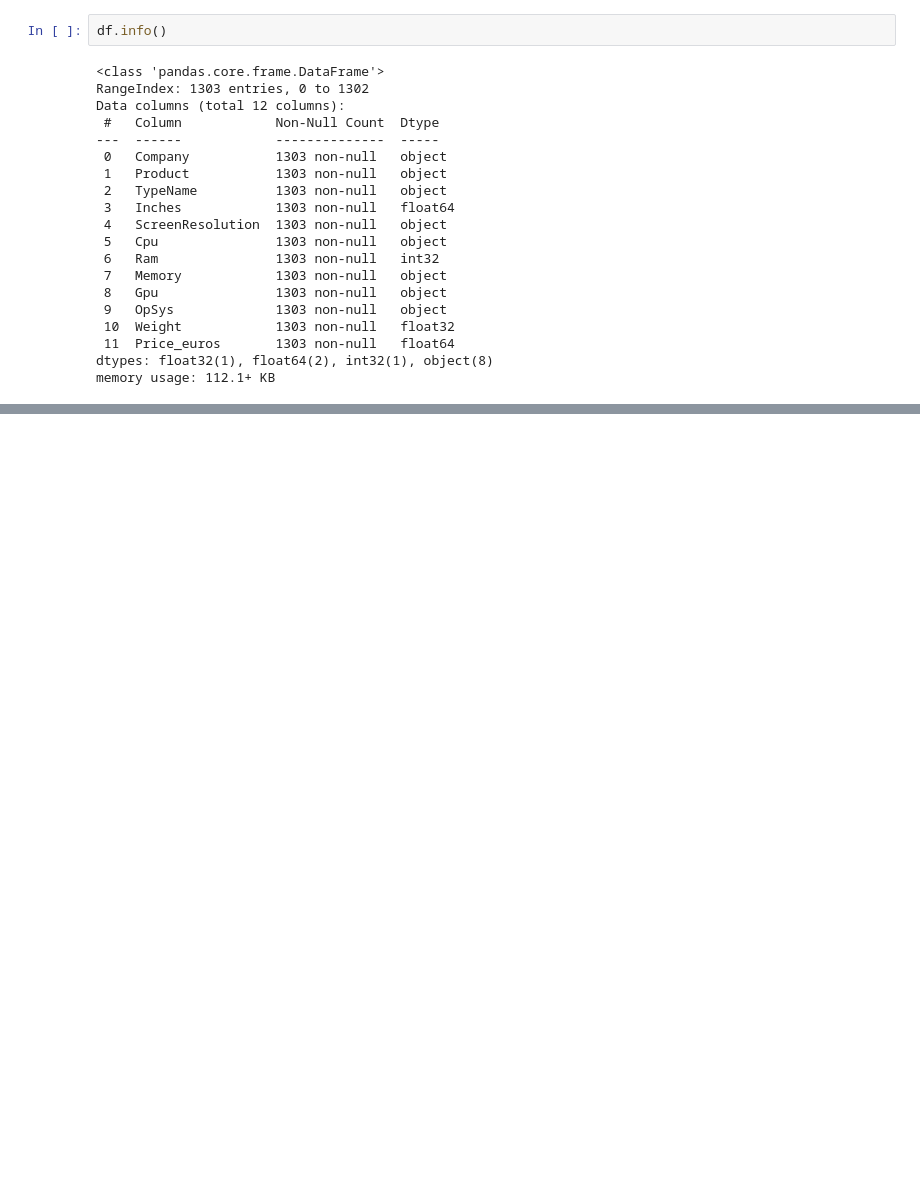
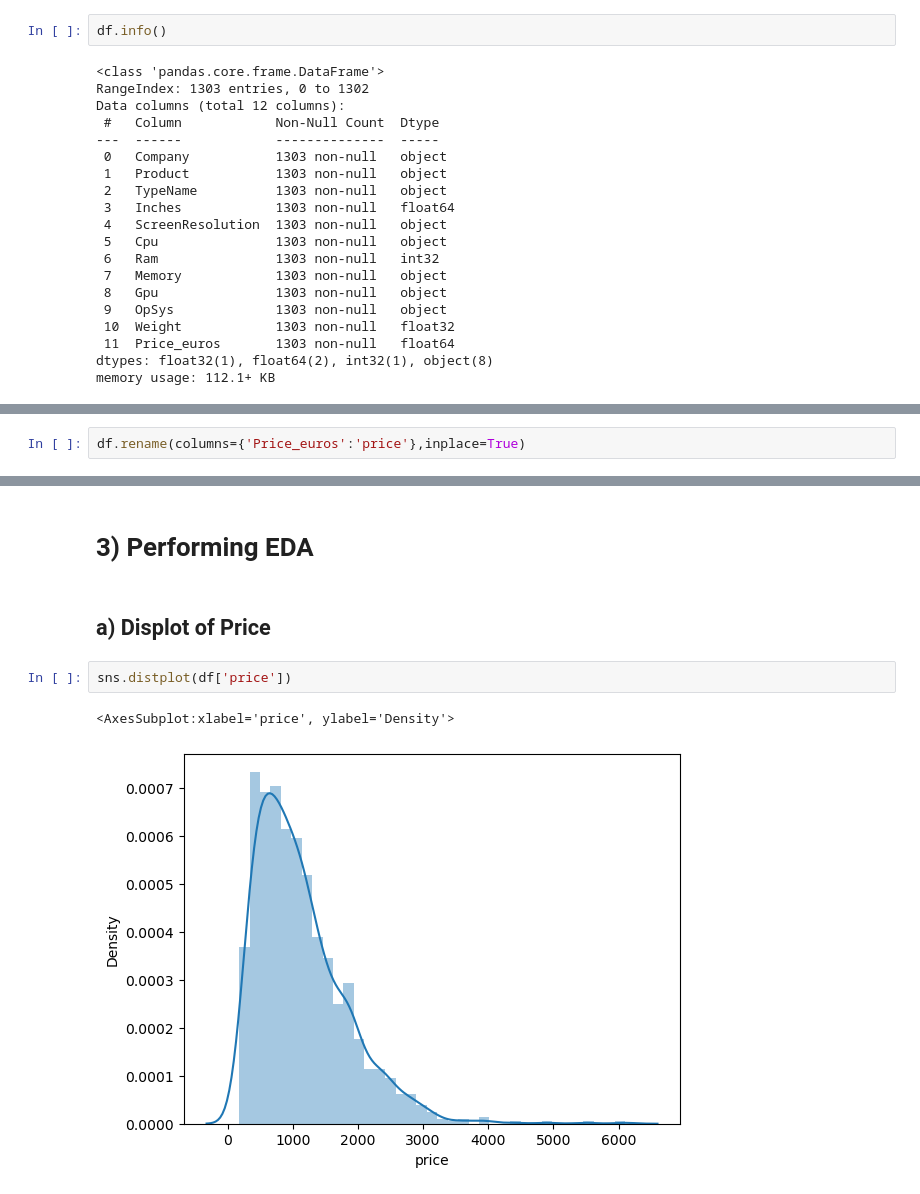
Before and after one commit to Debendra62/Laptop_price_prediction, a Jupyter notebook: laptop_price_prediction.ipynb, the cells around one changed output, grey strips where cells are left out. Drawn from its saved outputs; the diff is of its cells as text; blank space fills up the shorter version.

```diff
--- a/laptop_price_prediction.ipynb
+++ b/laptop_price_prediction.ipynb
@@ -139,0 +144,2 @@ memory usage: 112.1+ KB
+# %%
+df.rename(columns={'Price_euros':'price'},inplace=True)
@@ -139,0 +168,9 @@ memory usage: 112.1+ KB
+# %% [markdown]
+# 3) Performing EDA
+# %% [markdown]
+## a) Displot of Price
+# %%
+sns.distplot(df['price'])
+# %% [output]
+<AxesSubplot:xlabel='price', ylabel='Density'>
+[figure, added]
```
Also changed, not shown: parts of 66 cells of this notebook.
